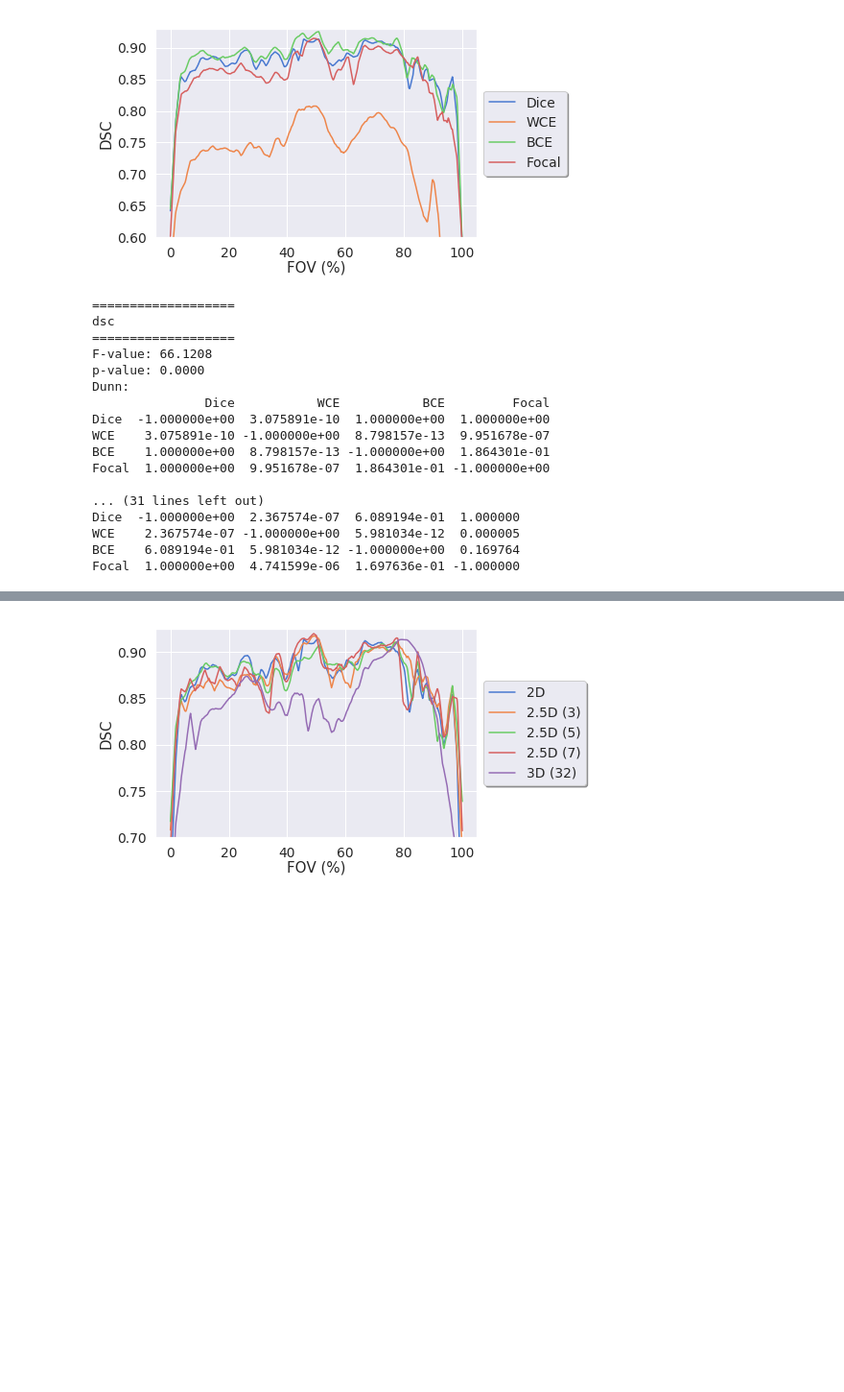
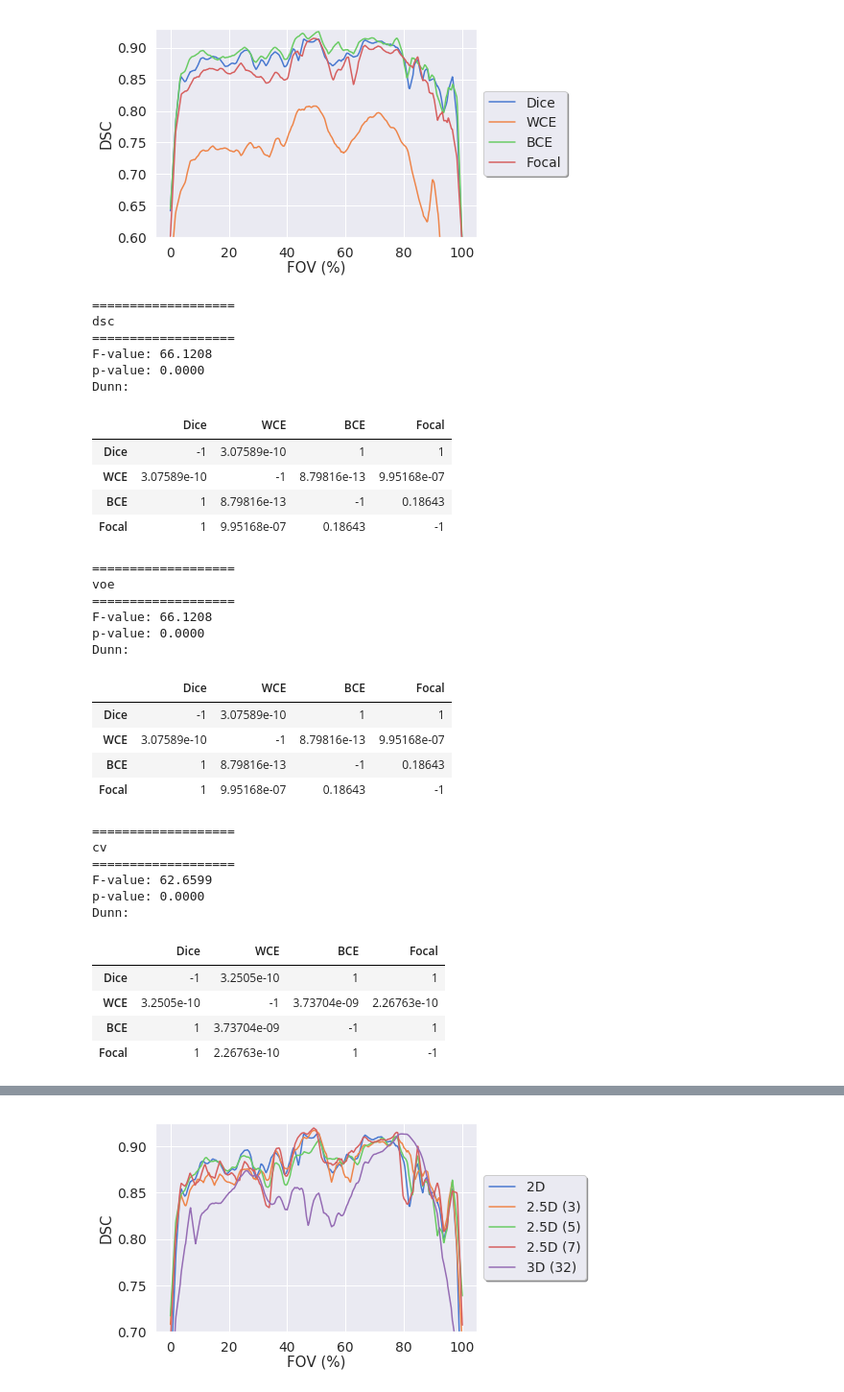
Before and after one commit to ad12/MedSegPy, a Jupyter notebook: analysis/exp_graphs.ipynb, the cells around one changed output, grey strips where cells are left out. Shown at 96% size. Drawn from its saved outputs; the diff is of its cells as text; code cells hidden in the pictures; blank space fills up the shorter version.

```diff
--- a/analysis/exp_graphs.ipynb
+++ b/analysis/exp_graphs.ipynb
@@ -86,28 +101,44 @@ DLV3+   0.039229  0.028235 -1.000000
 # %%
 # Loss function result paths
 LOSSES = {'filename': 'losses',
           'keys': ['Dice', 'WCE', 'BCE', 'Focal'],
           'Dice': LOSS_DSC, 'WCE': LOSS_WCE, 'BCE': LOSS_BCE, 'Focal': LOSS_FOCAL}
 af.graph_slice_exp(LOSSES, True, title='', show_error=False, ylim=[0.60, 0.93])
 
-stats.kruskal_dunn_analysis([LOSS_DSC, LOSS_WCE, LOSS_BCE, LOSS_FOCAL], LOSSES['keys'], 'stats-loss')
+stats.kruskal_dunn_analysis([LOSS_DSC, LOSS_WCE, LOSS_BCE, LOSS_FOCAL], LOSSES['keys'])
 stats.compare_metrics_v2([LOSS_DSC, LOSS_WCE, LOSS_BCE, LOSS_FOCAL], LOSSES['keys'], 'stats-loss')
 # %% [output]
 [figure]
 ===================
 dsc
 ===================
 F-value: 66.1208
 p-value: 0.0000
 Dunn:
-               Dice           WCE           BCE         Focal
-Dice  -1.000000e+00  3.075891e-10  1.000000e+00  1.000000e+00
-WCE    3.075891e-10 -1.000000e+00  8.798157e-13  9.951678e-07
-BCE    1.000000e+00  8.798157e-13 -1.000000e+00  1.864301e-01
-Focal  1.000000e+00  9.951678e-07  1.864301e-01 -1.000000e+00
-
-... (31 lines left out)
-Dice  -1.000000e+00  2.367574e-07  6.089194e-01  1.000000
-WCE    2.367574e-07 -1.000000e+00  5.981034e-12  0.000005
-BCE    6.089194e-01  5.981034e-12 -1.000000e+00  0.169764
-Focal  1.000000e+00  4.741599e-06  1.697636e-01 -1.000000
+|  | Dice | WCE | BCE | Focal |
+| Dice | -1 | 3.07589e-10 | 1 | 1 |
+| WCE | 3.07589e-10 | -1 | 8.79816e-13 | 9.95168e-07 |
+| BCE | 1 | 8.79816e-13 | -1 | 0.18643 |
+| Focal | 1 | 9.95168e-07 | 0.18643 | -1 |
+===================
+voe
+===================
+F-value: 66.1208
+p-value: 0.0000
+Dunn:
+|  | Dice | WCE | BCE | Focal |
+| Dice | -1 | 3.07589e-10 | 1 | 1 |
+| WCE | 3.07589e-10 | -1 | 8.79816e-13 | 9.95168e-07 |
+| BCE | 1 | 8.79816e-13 | -1 | 0.18643 |
+| Focal | 1 | 9.95168e-07 | 0.18643 | -1 |
+===================
+cv
+===================
+F-value: 62.6599
+p-value: 0.0000
+Dunn:
+|  | Dice | WCE | BCE | Focal |
+| Dice | -1 | 3.2505e-10 | 1 | 1 |
+| WCE | 3.2505e-10 | -1 | 3.73704e-09 | 2.26763e-10 |
+| BCE | 1 | 3.73704e-09 | -1 | 1 |
+| Focal | 1 | 2.26763e-10 | 1 | -1 |
```
Also changed, not shown: parts of 4 cells of this notebook, 2 other files.
